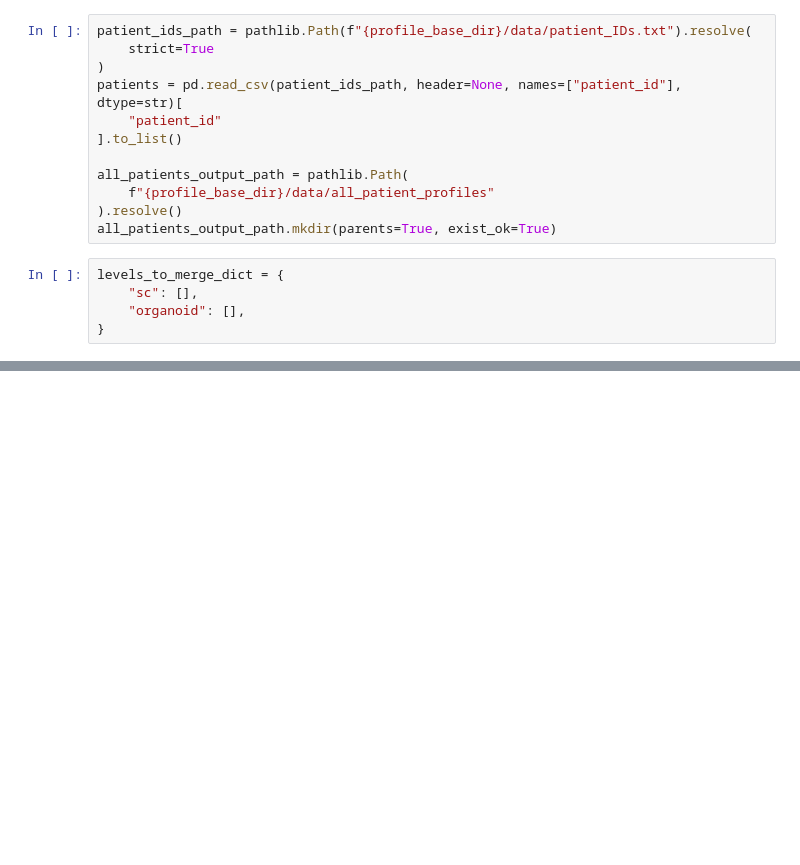
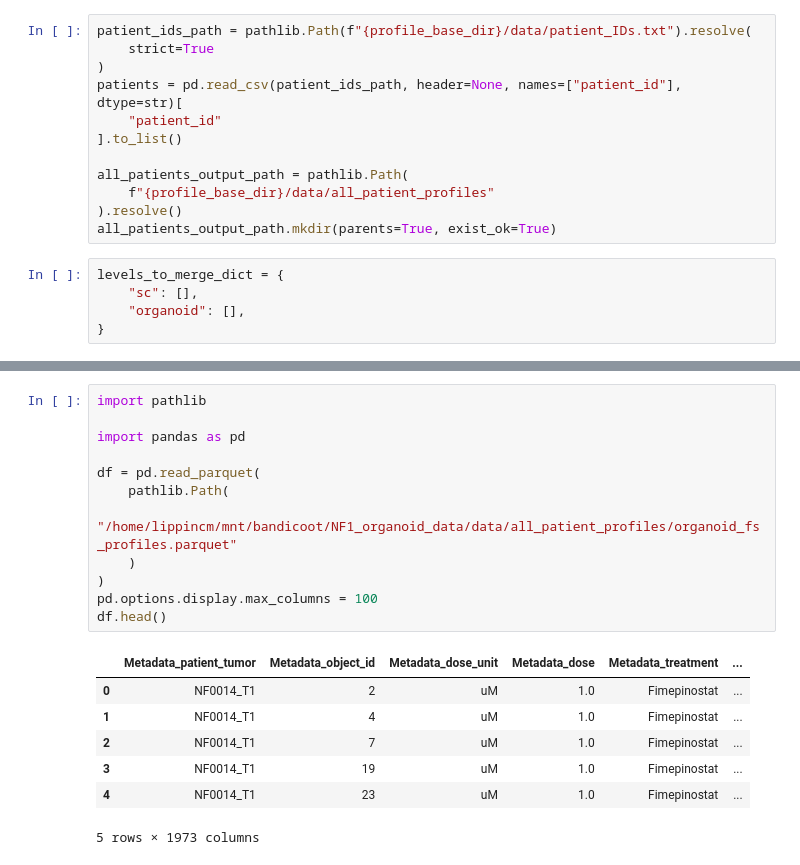
Before and after one commit to MikeLippincott/NF1_3D_organoid_profiling_pipeline, a Jupyter notebook: 4.processing_image_based_profiles/notebooks/12.combine_patients.ipynb, the cells around one changed output, grey strips where cells are left out. Saved outputs shown, nothing was run; the diff lists cells and outputs as text; blank space fills up the shorter version.

```diff
--- a/4.processing_image_based_profiles/notebooks/12.combine_patients.ipynb
+++ b/4.processing_image_based_profiles/notebooks/12.combine_patients.ipynb
@@ -301,0 +280,20 @@ The number features after feature selection: 1980
+# %%
+import pathlib
+
+import pandas as pd
+
+df = pd.read_parquet(
+    pathlib.Path(
+        "/home/lippincm/mnt/bandicoot/NF1_organoid_data/data/all_patient_profiles/organoid_fs_profiles.parquet"
+    )
+)
+pd.options.display.max_columns = 100
+df.head()
+# %% [output]
+|  | Metadata_patient_tumor | Metadata_object_id | Metadata_dose_unit | Metadata_dose | Metadata_treatment | ... |
+| 0 | NF0014_T1 | 2 | uM | 1.0 | Fimepinostat | ... |
+| 1 | NF0014_T1 | 4 | uM | 1.0 | Fimepinostat | ... |
+| 2 | NF0014_T1 | 7 | uM | 1.0 | Fimepinostat | ... |
+| 3 | NF0014_T1 | 19 | uM | 1.0 | Fimepinostat | ... |
+| 4 | NF0014_T1 | 23 | uM | 1.0 | Fimepinostat | ... |
+5 rows × 1973 columns
```
Also changed, not shown: parts of 7 cells of this notebook, 23 other files.
